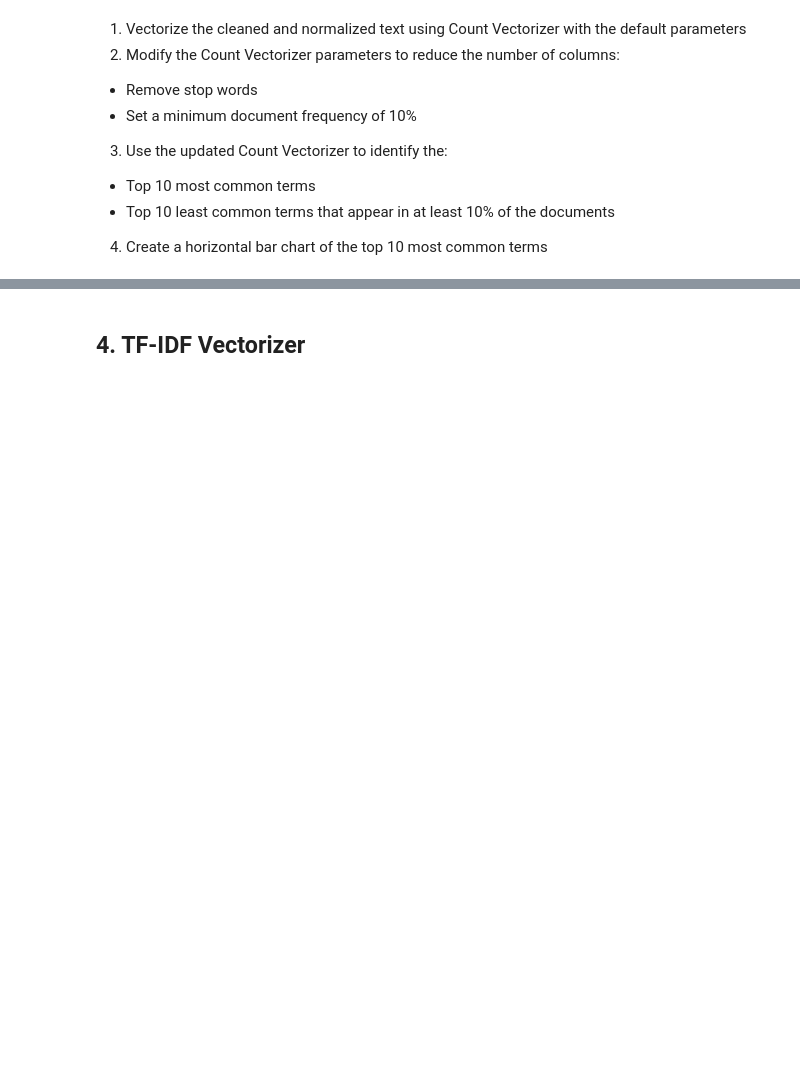
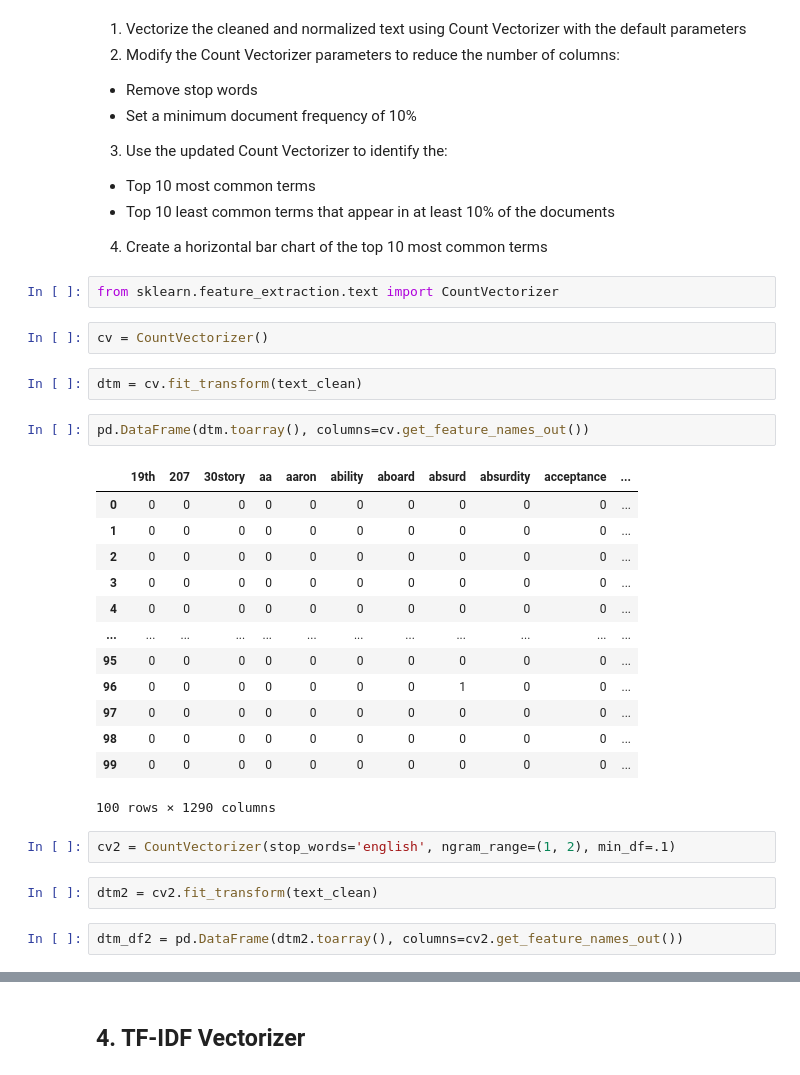
Before and after one commit to caua-teodoro/Natural-Language-Processing, a Jupyter notebook: 01-Text-Preprocessing/assignments.ipynb, the cells around one changed output, grey strips where cells are left out. Drawn from its saved outputs; the diff is of its cells as text; blank space fills up the shorter version.

```diff
--- a/01-Text-Preprocessing/assignments.ipynb
+++ b/01-Text-Preprocessing/assignments.ipynb
@@ -79,3 +81,31 @@ Name: Description_Clean, dtype: str
 * Top 10 most common terms
 * Top 10 least common terms that appear in at least 10% of the documents
 4. Create a horizontal bar chart of the top 10 most common terms
+# %%
+from sklearn.feature_extraction.text import CountVectorizer
+# %%
+cv = CountVectorizer()
+# %%
+dtm = cv.fit_transform(text_clean)
+# %%
+pd.DataFrame(dtm.toarray(), columns=cv.get_feature_names_out())
+# %% [output]
+|  | 19th | 207 | 30story | aa | aaron | ability | aboard | absurd | absurdity | acceptance | ... |
+| 0 | 0 | 0 | 0 | 0 | 0 | 0 | 0 | 0 | 0 | 0 | ... |
+| 1 | 0 | 0 | 0 | 0 | 0 | 0 | 0 | 0 | 0 | 0 | ... |
+| 2 | 0 | 0 | 0 | 0 | 0 | 0 | 0 | 0 | 0 | 0 | ... |
+| 3 | 0 | 0 | 0 | 0 | 0 | 0 | 0 | 0 | 0 | 0 | ... |
+| 4 | 0 | 0 | 0 | 0 | 0 | 0 | 0 | 0 | 0 | 0 | ... |
+| ... | ... | ... | ... | ... | ... | ... | ... | ... | ... | ... | ... |
+| 95 | 0 | 0 | 0 | 0 | 0 | 0 | 0 | 0 | 0 | 0 | ... |
+| 96 | 0 | 0 | 0 | 0 | 0 | 0 | 0 | 1 | 0 | 0 | ... |
+| 97 | 0 | 0 | 0 | 0 | 0 | 0 | 0 | 0 | 0 | 0 | ... |
+| 98 | 0 | 0 | 0 | 0 | 0 | 0 | 0 | 0 | 0 | 0 | ... |
+| 99 | 0 | 0 | 0 | 0 | 0 | 0 | 0 | 0 | 0 | 0 | ... |
+100 rows × 1290 columns
+# %%
+cv2 = CountVectorizer(stop_words='english', ngram_range=(1, 2), min_df=.1)
+# %%
+dtm2 = cv2.fit_transform(text_clean)
+# %%
+dtm_df2 = pd.DataFrame(dtm2.toarray(), columns=cv2.get_feature_names_out())
```
Also changed, not shown: parts of 14 cells of this notebook, 2 other files.
